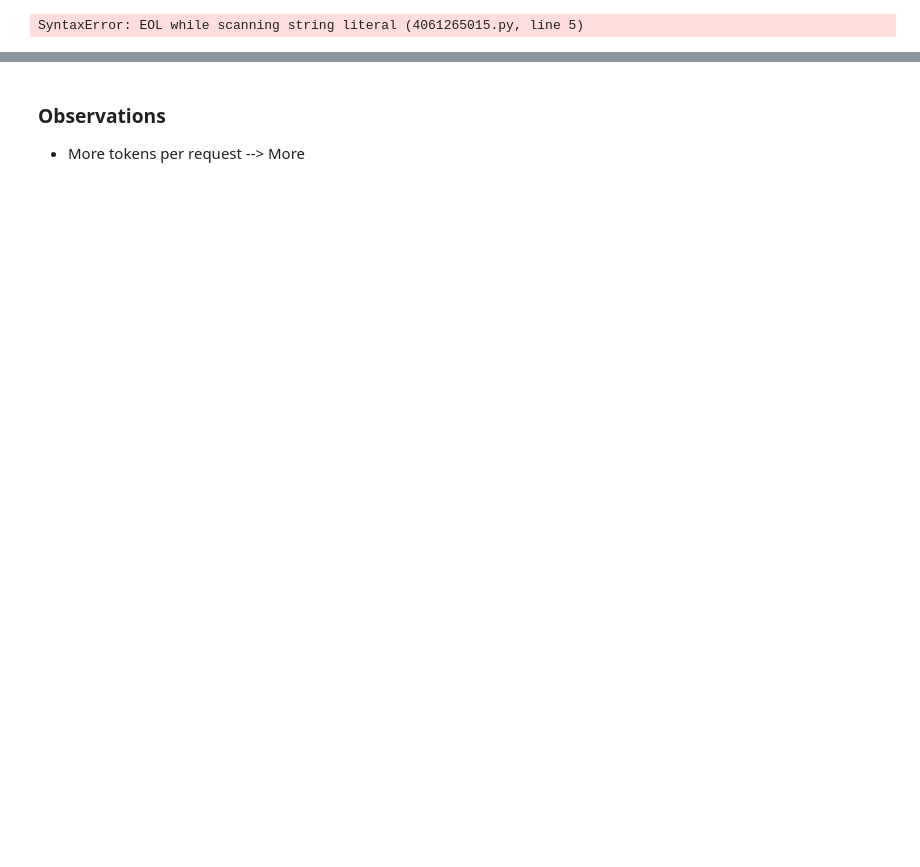
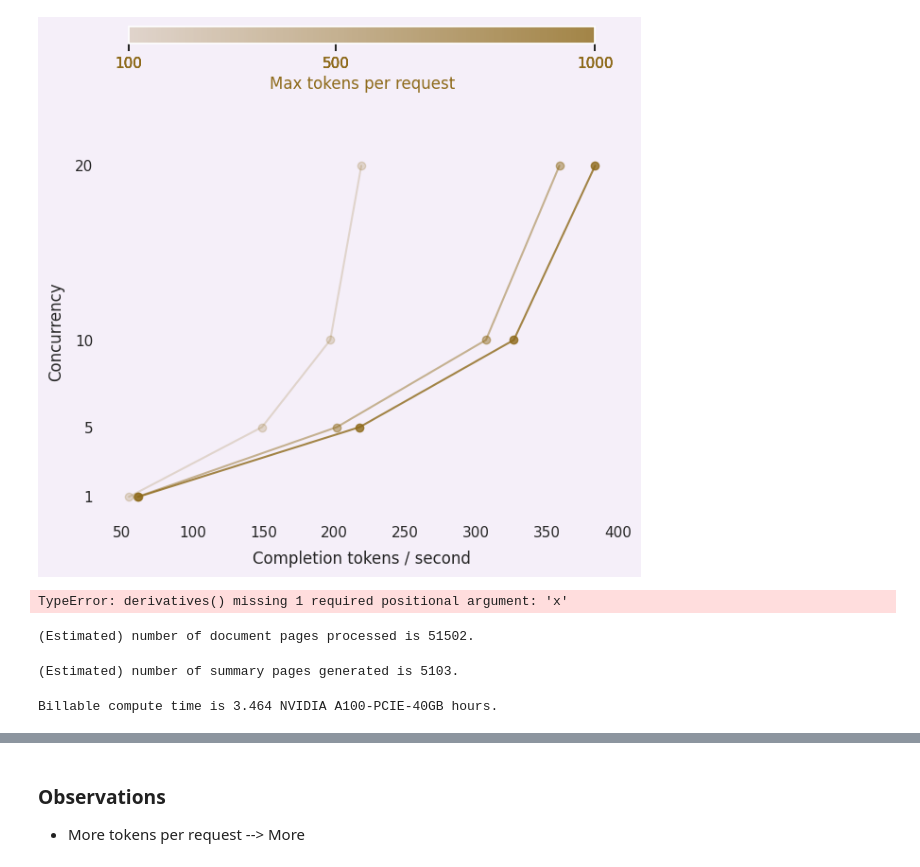
Before and after one commit to emattia/nim-bench, a Jupyter notebook: document-processing/analysis.ipynb, the cells around one changed output, grey strips where cells are left out. Drawn from its saved outputs; the diff is of its cells as text; code cells hidden in the pictures; blank space fills up the shorter version.

```diff
--- a/document-processing/analysis.ipynb
+++ b/document-processing/analysis.ipynb
@@ -69,16 +124,71 @@ title = f"{p_tokens:,} prompt tokens, {c_tokens:,} completion tokens, in {total_
+# %%
+df['completion tokens / time'] = df.completion_tokens / df.total_time
+
+fig, ax = plt.subplots(1,1,figsize=(7, 5))
+
+alpha_bottom = .2
+alpha_top = .8
+max_token_alpha_map = create_mapping_function(
+    df.max_tokens_per_request.min(), df.max_tokens_per_request.max(),
+    _max = alpha_top, _min = alpha_bottom
+)
+max_tokens_alphas = [max_token_alpha_map(v) for v in df.max_tokens_per_request]
+request_map_for_colorbar = create_alpha_colormap(REQUEST_COLOR, alpha_bottom, alpha_top)
+
+for v in df.max_tokens_per_request.unique():
+    _df = df[df.max_tokens_per_request==v]
+    a = max_token_alpha_map(v)
+    ax.scatter(
+        _df['completion tokens / time'], _df['concurrent_requests'],
+        color=REQUEST_COLOR,
+        alpha=a
+    )
+    spline = UnivariateSpline(_df['completion tokens / time'], _df['concurrent_requests'], s=10)
+    _y = spline(_df['completion tokens / time'])
+    ax.plot(
+        _df['completion tokens / time'],
+        _y,
+        alpha = a,
+        color = REQUEST_COLOR,
+    )
+
+request_ticks = df.concurrent_requests.unique()
+divider = make_axes_locatable(ax)
+x_start = df['completion tokens / time'].min()
+x_dist = df['completion tokens / time'].max() - df['completion tokens / time'].min()
+factor = request_ticks.max() * .35
+y_start = request_ticks.max() + factor
+y_dist = factor // 7
+cax = ax.inset_axes([x_start, y_start, x_dist, y_dist], transform=ax.transData)
+cbar = fig.colorbar(sm, orientation='horizontal', cax=cax)
+cbar.set_ticks(max_tokens_alphas)
+cbar.set_ticklabels([str(int(max_tpr)) for max_tpr in df.max_tokens_per_request], color=REQUEST_COLOR)
+cbar.set_label('Max tokens per request', color=REQUEST_COLOR)
+
+specific_concurrency_ticks = df.concurrent_requests.unique()
+specific_concurrency_tick_labels = [str(int(tick)) for tick in specific_concurrency_ticks]
+ax.set_yticks(specific_concurrency_ticks)
+ax.set_yticklabels(specific_concurrency_tick_labels)
+ax.set_ylabel('Concurrency', labelpad=LABELPAD)
+ax.set_xlabel('Completion tokens / second', labelpad=LABELPAD)
+
+plt.show()
+# %% [output]
+[figure, added]
+# %%
+spline.derivatives()
+# %% [output]
+TypeError: derivatives() missing 1 required positional argument: 'x'
 # %%
 words_per_token = 0.75
 words_in_a_page = 500
 seconds_per_hour = 3600
 
-print(f"(Estimated) number of document pages processed is {
-    round(p_tokens * words_per_token * (1 / words_in_a_page))
-}.")
-
-print(f"(Estimated) number of summary pages generated is {
-    round(c_tokens * words_per_token * (1 / words_in_a_page))
-}.")
+print(f"(Estimated) number of document pages processed is {round(p_tokens * words_per_token * (1 / words_in_a_page))}.")
+print(f"(Estimated) number of summary pages generated is {round(c_tokens * words_per_token * (1 / words_in_a_page))}.")
 print(f"Billable compute time is {round(df.total_time.sum() / 3600, 3)} {device} hours.")
 # %% [output]
-SyntaxError: EOL while scanning string literal (4061265015.py, line 5)
+(Estimated) number of document pages processed is 51502.
+(Estimated) number of summary pages generated is 5103.
+Billable compute time is 3.464 NVIDIA A100-PCIE-40GB hours.
 # %%
```
Also changed, not shown: parts of 20 cells of this notebook, 13 other files.
